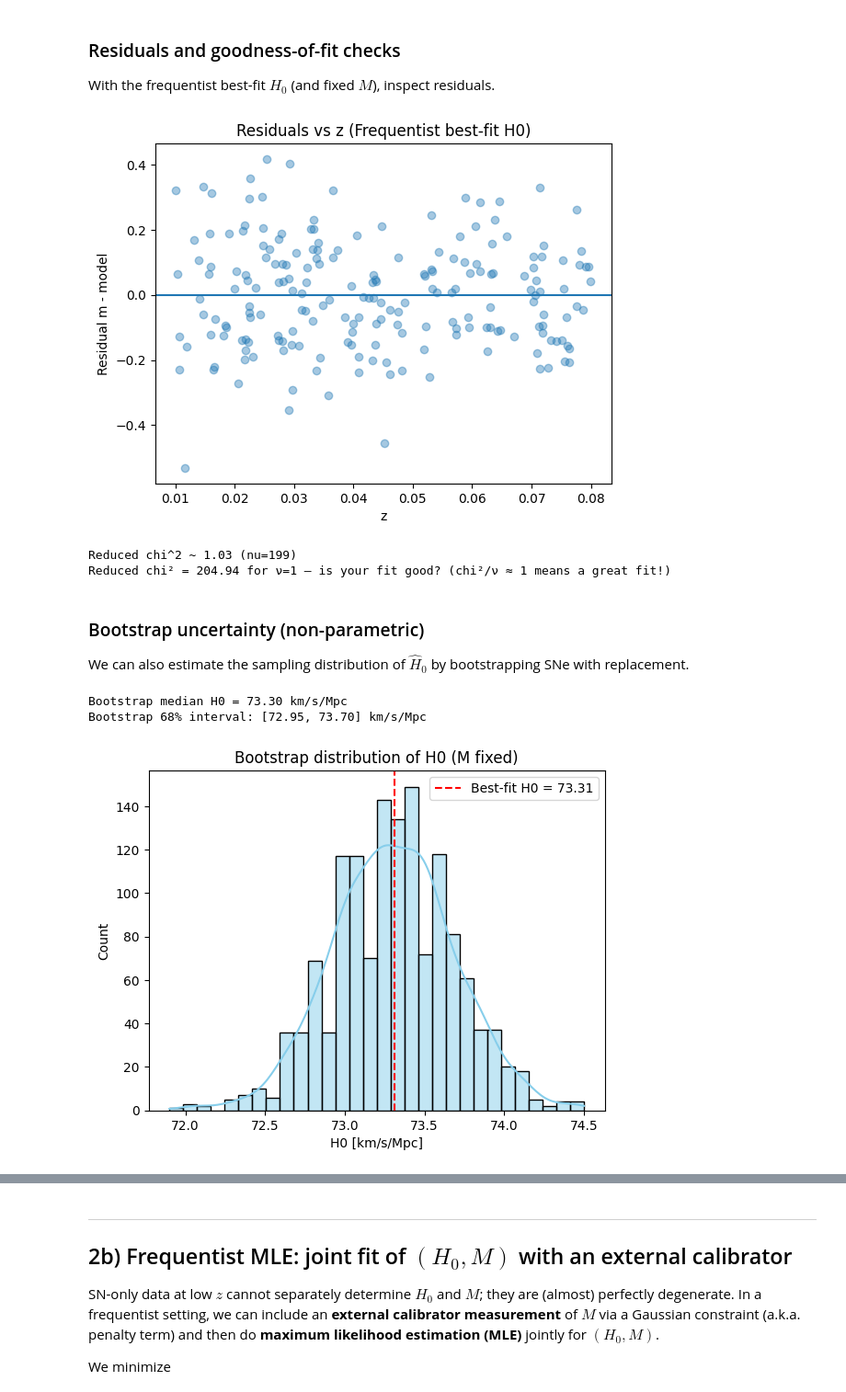
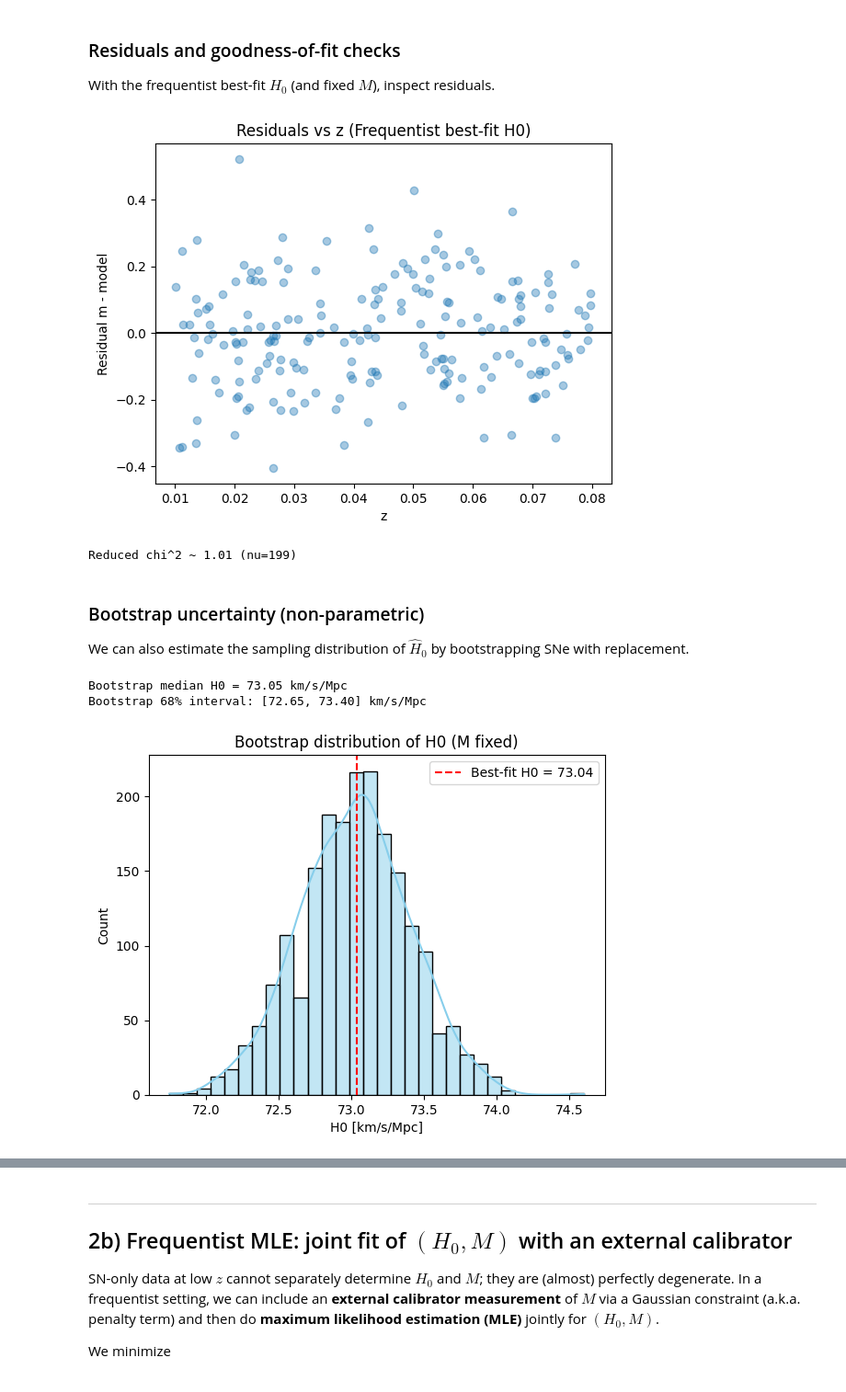
Before and after one commit to mainicolas/Stats4Cosmology, a Jupyter notebook: tutorials/BasicCosmoStats_on_H0.ipynb, the cells around one changed output, grey strips where cells are left out. Shown: that part at 92% size. Cells and saved outputs as stored; diff of their text form; code cells hidden in the pictures.

```diff
--- a/tutorials/BasicCosmoStats_on_H0.ipynb
+++ b/tutorials/BasicCosmoStats_on_H0.ipynb
@@ -172,7 +172,7 @@ To keep the notebook self-contained, we'll create a mock dataset with a true $H_
 # %%
 true_H0 = 73.0  # km/s/Mpc
 true_M  = -19.3 # absolute magnitude
-sn = make_synthetic_sample(N=200, H0=true_H0, M=true_M, rng=12345)
+sn = make_synthetic_sample(N=200, H0=true_H0, M=true_M, rng=None)
 print(f"Synthetic sample: {len(sn.z)} SNe ({sn.name}) generated!")
 # %% [output]
 Synthetic sample: 200 SNe (synthetic) generated!
@@ -199,7 +199,7 @@ plt.show()
 Because $M$ and $H_0$ are degenerate for SN-only data, we first assume $M$ is known from an external calibration (distance ladder). We'll scan over $H_0$, compute $\chi^2$, find the minimum, and take the $\Delta\chi^2=1$ interval as an approximate 68% confidence interval for 1 parameter.
 # %%
 M_known = -19.3  # pretend we know this from a calibrator sample
-H0_grid = np.linspace(50, 90, 10000)
+H0_grid = np.linspace(50, 90, 1000000)
 H0_best, chi2_vals, Hg = best_fit_H0_given_M(sn, M_known, H0_grid=H0_grid)
 H0_min, H0_lo, H0_hi = conf_interval_from_delta_chi2(Hg, chi2_vals, dof=1, delta=1.0)
 print(f"Frequentist best-fit H0 = {H0_min:.2f} km/s/Mpc")
@@ -231,7 +231,7 @@ model_best = mag_model(sn.z, H0_min, M_known)
 res = sn.m - model_best
 plt.figure()
 plt.scatter(sn.z, res, alpha=0.4)
-plt.axhline(0.0)
+plt.axhline(0.0, color='black')
 plt.xlabel('z')
 plt.ylabel('Residual m - model')
 plt.title('Residuals vs z (Frequentist best-fit H0)')
@@ -240,14 +240,9 @@ plt.show()
 nu = len(sn.z) - 1  # 1 parameter (H0) fitted here
 chi2_min = np.min(chi2_vals)
 print(f"Reduced chi^2 ~ {chi2_min/nu:.2f} (nu={nu})")
-
-nu = 1  # 1 parameter (H0) fitted here
-chi2_min = np.min(chi2_vals)
-print(f"Reduced chi² = {chi2_min/nu:.2f} for ν={nu} — is your fit good? (chi²/ν ≈ 1 means a great fit!)")
 # %% [output]
-[figure, old version]
+[figure, new version]
-Reduced chi^2 ~ 1.03 (nu=199)
-Reduced chi² = 204.94 for ν=1 — is your fit good? (chi²/ν ≈ 1 means a great fit!)
+Reduced chi^2 ~ 1.01 (nu=199)
 # %% [markdown]
 ### Bootstrap uncertainty (non-parametric)
 
@@ -255,21 +250,21 @@ We can also estimate the sampling distribution of $\hat H_0$ by bootstrapping SN
 # %%
 import seaborn as sns
 
-H0_boot = bootstrap_H0(sn, M_known, nboot=1400, rng=42)
+H0_boot = bootstrap_H0(sn, M_known, nboot=2000, rng=42)
 h_med = np.median(H0_boot)
 h_lo, h_hi = np.percentile(H0_boot, [16, 84])
 print(f"Bootstrap median H0 = {h_med:.2f} km/s/Mpc")
 print(f"Bootstrap 68% interval: [{h_lo:.2f}, {h_hi:.2f}] km/s/Mpc")
 
 plt.figure()
 sns.histplot(H0_boot, bins=30, kde=True, stat="count", color="skyblue", edgecolor="k")
 plt.axvline(H0_min, color='r', linestyle='--', label=f'Best-fit H0 = {H0_min:.2f}')
 plt.xlabel('H0 [km/s/Mpc]')
 plt.ylabel('Count')
 plt.title('Bootstrap distribution of H0 (M fixed)')
 plt.legend()
 plt.show()
 # %% [output]
-Bootstrap median H0 = 73.30 km/s/Mpc
-Bootstrap 68% interval: [72.95, 73.70] km/s/Mpc
+Bootstrap median H0 = 73.05 km/s/Mpc
+Bootstrap 68% interval: [72.65, 73.40] km/s/Mpc
-[figure, old version]
+[figure, new version]
```
Also changed, not shown: parts of 10 cells of this notebook, 3 other files.
